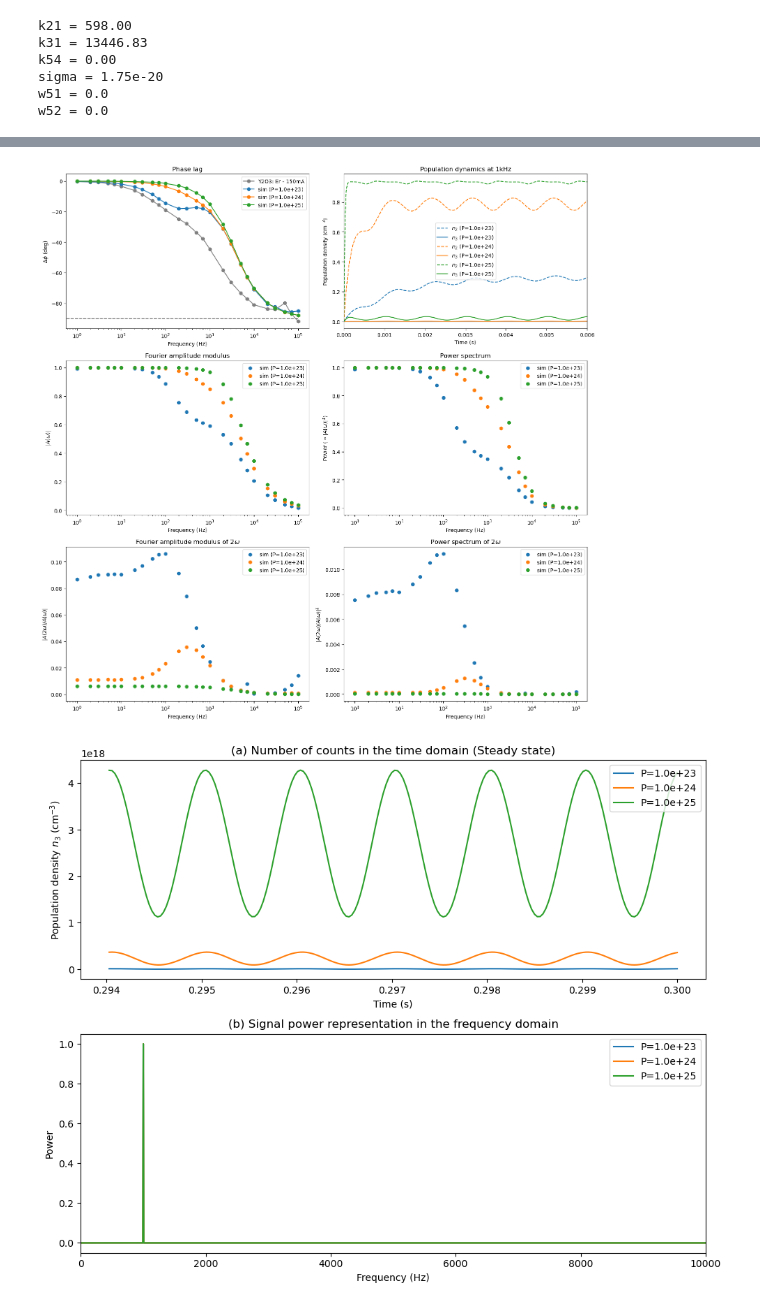
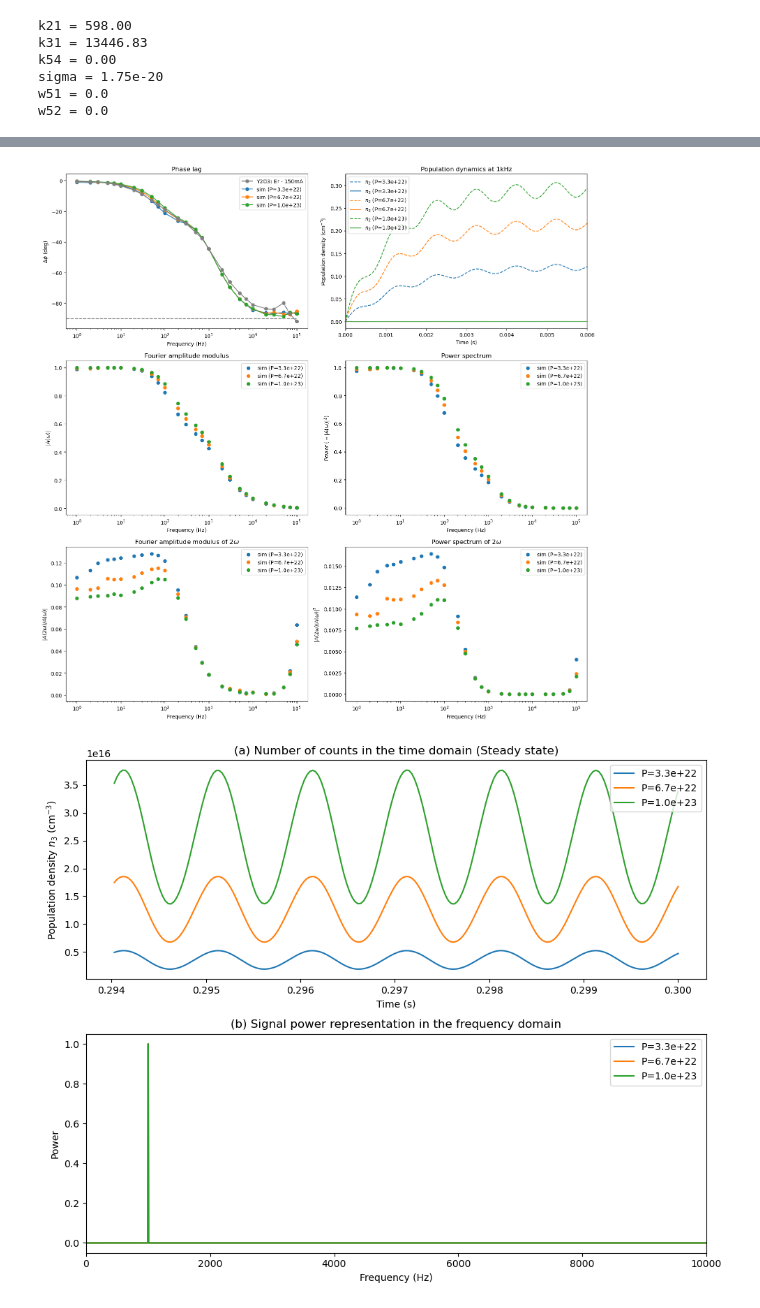
Before and after one commit to habakukc22/bulk-samples-characterization, a Jupyter notebook: model-predictions_y2o3_er.ipynb, the cells around one changed output, grey strips where cells are left out. Saved outputs shown, nothing was run; the diff lists cells and outputs as text; code cells hidden in the pictures.

```diff
--- a/model-predictions_y2o3_er.ipynb
+++ b/model-predictions_y2o3_er.ipynb
@@ -239,7 +242,7 @@ k31 = k31_initial
 # k54 = k54_initial
 P = P_initial
 
-params_P = [[k21, k31, P_initial*10**(i-1)] for i in range(3)]
+params_P = [[k21, k31*(1/3), P_initial*(0.1)*((i+1)/3)] for i in range(3)]
 # simulated_freqs = [[1*10**i, 2*10**i,3*10**i,5*10**i,7*10**i] for i in range(6)]
 # simulated_freqs_flat = np.concatenate(simulated_freqs).tolist()
 
@@ -262,6 +265,8 @@ for idx, param in enumerate(params_P):
     # print(f"w52 = {ww52}")
     print(f"P = {P}")
 
+    plts_label = f"P={P:.1e}"
+
     fases_calculadas = []
 
     for sample_id, pd in enumerate(pd_list):
@@ -281,21 +286,21 @@ for idx, param in enumerate(params_P):
             sol = solve_ivp(
             odes,
             t_span,
-            [n1_0/n0, 0, 0], #x1 x2 x3 x4 x5 @ t=0
+            [0, 0], #x2 x3 @ t=0
             t_eval=t_eval,
-            args=([k21, k31], P, f),
+            args=([k21, k31], sigma_esa, P, f),
             method='Radau' # Mantendo o método Radau que demonstrou estabilidade acima
             )
             # Converte de volta para unidades físicas antes de extrair a fase
-            n3 = (sol.y[2]) * n0
+            n3 = (sol.y[1]) * n0
             ts = (sol.t) * (1/f)
-            n2 = (sol.y[1]) * n0
-            n11 = (sol.y[0]) * n0
+            n2 = (sol.y[0]) * n0
+            # n11 = (sol.y[0]) * n0
 
             if f == 1000:
-                sol_to_plot = [ts, n11, n2, n3]
+                sol_to_plot = [ts, n2, n3]
                 # ---> SALVANDO SINAL PARA A NOVA FIGURA <---
-                dados_1kHz.append((ts, n3, P))
+                dados_1kHz.append((ts, n3, P, plts_label))
 
             fase_calc = extrair_fase(ts, n3, f)
             fases_calculadas.append(fase_calc)
@@ -315,10 +320,11 @@ for idx, param in enumerate(params_P):
         powers_2omega_ad = amps_2omega_ad**2
 
         # Phase lag plot
+
         if idx == 0:
-            axs[0,0].plot(frequencias_experimentais, np.rad2deg(fases_experimentais), "o-", color="gray", label=f"{pd_labels[sample_id]}")
+            axs[0,0].plot(frequencias_experimentais, np.rad2deg(fases_experimentais), "o-", color="gray", label=f"{pd_labels[sample_id]}", zorder=10)
 
-        axs[0,0].plot(frequencias_experimentais, np.rad2deg(fases_calculadas), "o-" ,label=f"sim (P={P:.1e})")
+        axs[0,0].plot(frequencias_experimentais, np.rad2deg(fases_calculadas), "o-" , label="sim ("+plts_label+")")
         # axs[0,0].hlines(-180, xmin=0, xmax=frequencias_experimentais[-1], linestyles="--", colors="gray")
         axs[0,0].hlines(-90, xmin=0, xmax=frequencias_experimentais[-1], linestyles="--", colors="gray")
         axs[0,0].set_xscale("log")
@@ -327,37 +333,37 @@ for idx, param in enumerate(params_P):
         axs[0,0].set_title("Phase lag")
 
         # Population time evolution @ 1kHz
-        ts, n11, n2, n3 = sol_to_plot
-        linha, = axs[0,1].plot(ts, n2/n11.max(), linestyle="--",label=f"$n_2$ (P={P:.1e})")
-        axs[0,1].plot(ts, n3/n11.max(), color=linha.get_color(), label=f"$n_3$ (P={P:.1e})")
+        ts, n2, n3 = sol_to_plot
+        linha, = axs[0,1].plot(ts, n2/n0, linestyle="--",label="$n_2$ (" + plts_label+")")
+        axs[0,1].plot(ts, n3/n0, color=linha.get_color(), label="$n_3$ (" + plts_label+")")
         axs[0,1].set_ylabel("Population density (cm$^{-3}$)")
         axs[0,1].set_xlabel("Time (s)")
         axs[0,1].set_xlim([0,ts[int(len(ts)*(0.02))]])
         axs[0,1].set_title("Population dynamics at 1kHz")
 
         # Amplitudes plot
-        axs[1,0].scatter(frequencias_experimentais, amps_list/amps_list.max(), label=f"sim (P={P:.1e})")
+        axs[1,0].scatter(frequencias_experimentais, amps_list/amps_list.max(), label="sim ("+plts_label+")")
         axs[1,0].set_ylabel("$|A(\omega)|$")
         axs[1,0].set_xlabel("Frequency (Hz)")
         axs[1,0].set_xscale("log")
         axs[1,0].set_title("Fourier amplitude modulus")
 
         # Power plot
-        axs[1,1].scatter(frequencias_experimentais, powers/(powers).max(), label=f"sim (P={P:.1e})")
+        axs[1,1].scatter(frequencias_experimentais, powers/(powers).max(), label="sim ("+plts_label+")")
         axs[1,1].set_ylabel("Power ($\propto |A(\omega)|^2$)")
         axs[1,1].set_xlabel("Frequency (Hz)")
         axs[1,1].set_xscale("log")
         axs[1,1].set_title("Power spectrum")
 
         # Amplitudes plot for 2omega
-        axs[2,0].scatter(frequencias_experimentais, amps_2omega_ad, label=f"sim (P={P:.1e})")
+        axs[2,0].scatter(frequencias_experimentais, amps_2omega_ad, label="sim ("+plts_label+")")
         axs[2,0].set_ylabel("$|A(2\omega)/A(\omega)|$")
         axs[2,0].set_xlabel("Frequency (Hz)")
         axs[2,0].set_xscale("log")
         axs[2,0].set_title("Fourier amplitude modulus of $2\omega$")
 
         # Power plot for 2omega
-        axs[2,1].scatter(frequencias_experimentais, powers_2omega_ad, label=f"sim (P={P:.1e})")
+        axs[2,1].scatter(frequencias_experimentais, powers_2omega_ad, label="sim ("+plts_label+")")
         axs[2,1].set_ylabel("$|A(2\omega)/A(\omega)|^2$")
         axs[2,1].set_xlabel("Frequency (Hz)")
         axs[2,1].set_xscale("log")
@@ -375,11 +381,11 @@ fig.tight_layout()
 # ---> CRIAÇÃO DA NOVA FIGURA PARA O ESPECTRO DE 1kHz <---
 fig2, axs2 = plt.subplots(2, 1, figsize=(10, 8))
 
-for ts_1k, n3_1k, P_1k in dados_1kHz:
+for ts_1k, n3_1k, P_1k, plt_label_1k in dados_1kHz:
     # 1. Domínio do tempo
     # Plotamos os últimos 4 ciclos (200 pontos no total, pois são 50 pts por ciclo)
     # Isso evita ver um bloco maciço de 200 ciclos e foca no regime estacionário
-    axs2[0].plot(ts_1k[-200:], n3_1k[-200:], label=f"P={P_1k:.1e}")
+    axs2[0].plot(ts_1k[-200:], n3_1k[-200:], label=plt_label_1k)
 
     # 2. Domínio da frequência (Espectro de Potência)
     # Utilizamos a segunda metade do sinal para evitar vazamento espectral dos transientes
@@ -427,2 +433,2 @@ P = 9.999999999999999e+24
-[figure, old version]
+[figure, new version]
-[figure, old version]
+[figure, new version]
```
Also changed, not shown: parts of 10 cells of this notebook.
